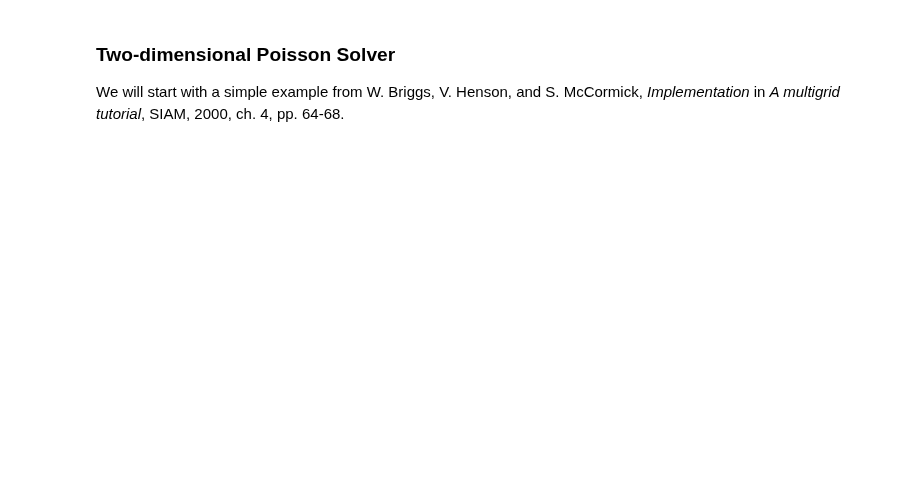
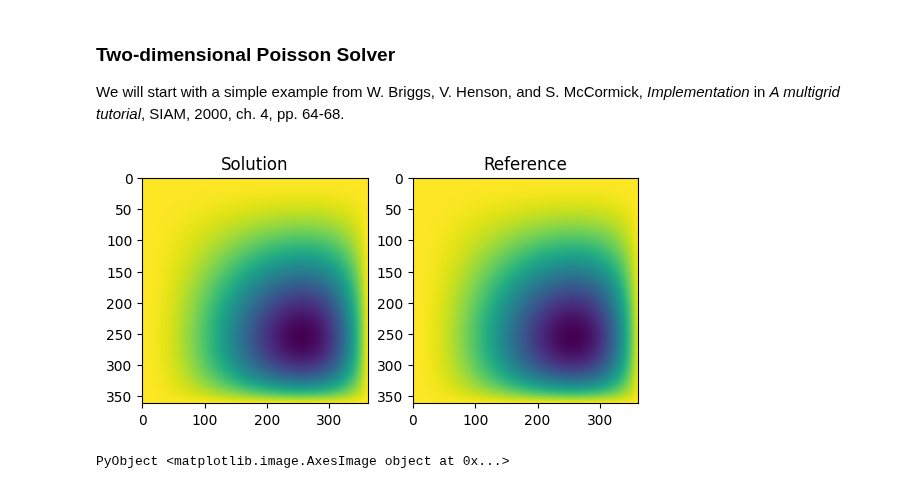
Before and after one commit to bchaber/pole, a Jupyter notebook: Accuracy.ipynb, the cells around one changed output. Drawn from its saved outputs; the diff is of its cells as text; code cells hidden in the pictures; blank space fills up the shorter version.

```diff
--- a/Accuracy.ipynb
+++ b/Accuracy.ipynb
@@ -207,6 +204,12 @@ for i = 1:15
     L2error[i] = norm(φ - φref)
     cellsize[i] = xf.step
 end
+# %%
+subplot(1,2,1); title("Solution"); imshow(φ)
+subplot(1,2,2); title("Reference");imshow(φref)
+# %% [output]
+[figure, added]
+PyObject <matplotlib.image.AxesImage object at 0x...>
 # %%
 figure(figsize=(10, 2))
 loglog(cellsize, L2error, ".")
```
Also changed, not shown: parts of 22 cells of this notebook.
